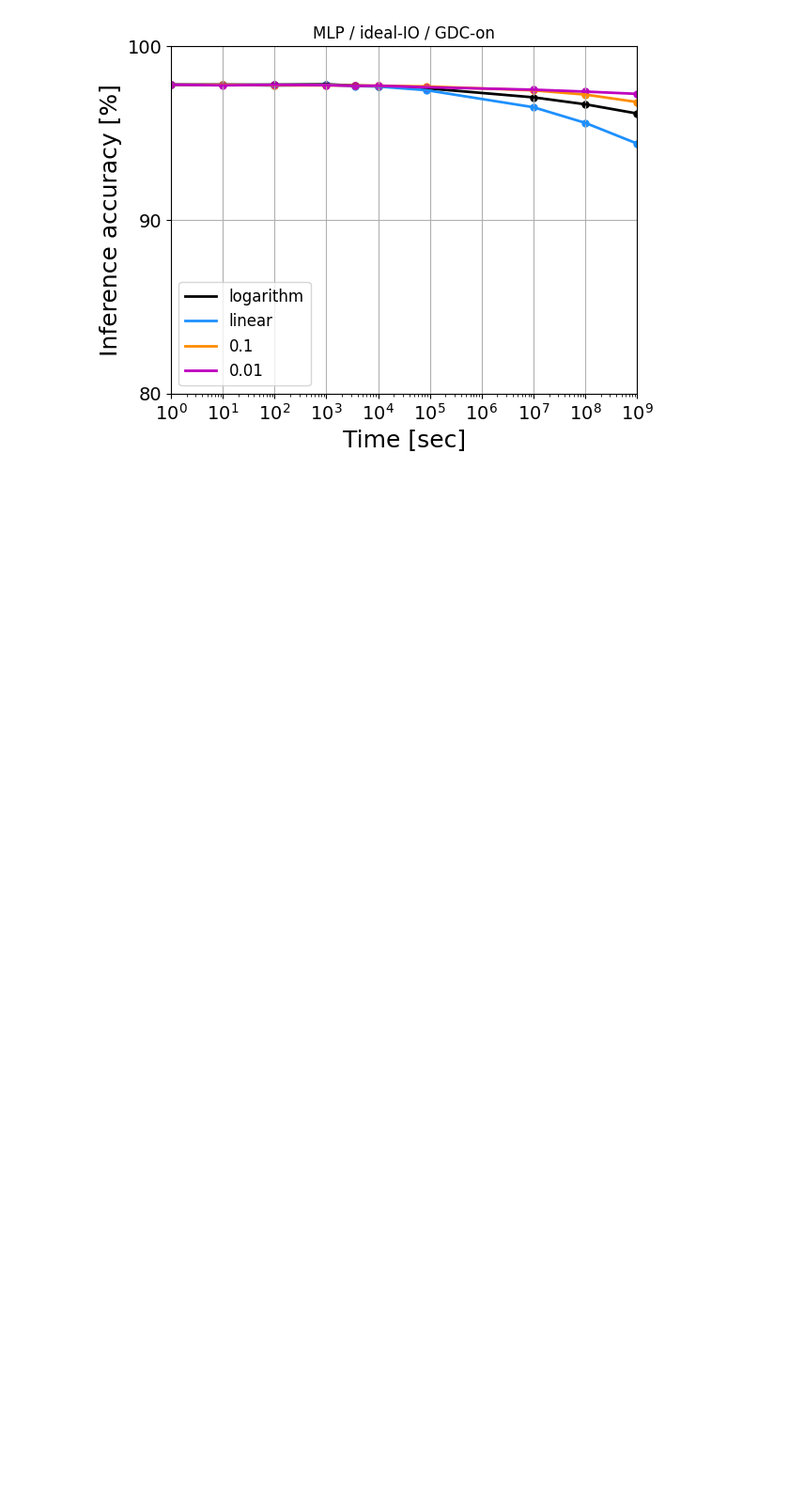
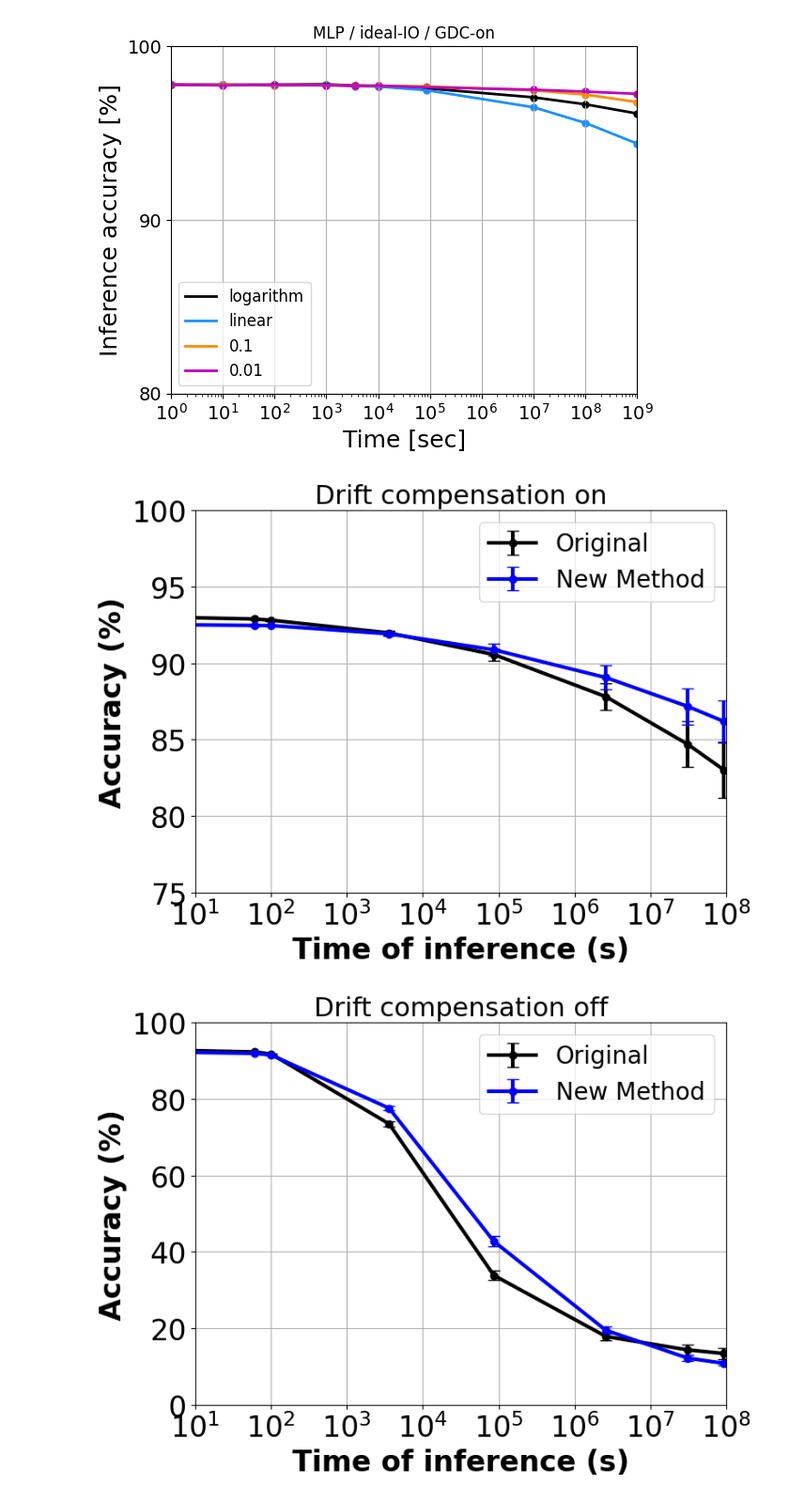
Before and after one commit to PRAM-weight-biasing/PRAM-weight-biasing, a Jupyter notebook: z_data_processing/data.ipynb, the cells around one changed output. Shown at 94% size. Drawn from its saved outputs; the diff is of its cells as text; code cells hidden in the pictures; blank space fills up the shorter version.

```diff
--- a/z_data_processing/data.ipynb
+++ b/z_data_processing/data.ipynb
@@ -488,3 +488,73 @@ plt.xscale('log')
 plt.show()
 # %% [output]
 [figure]
+# %%
+import pandas as pd
+import numpy as np
+import matplotlib.pyplot as plt
+
+# 데이터프레임 정의
+data = {
+    "model_type": ["vanilla"]*9 + ["0.6_retrained"]*9 + ["vanilla"]*9 + ["0.6_retrained"]*9,
+    "GDC": ["on"]*18 + ["off"]*18,
+    "inf_time": [
+        1.00E+00, 6.00E+01, 1.00E+02, 3.60E+03, 8.64E+04, 2.59E+06, 3.11E+07, 9.33E+07, 1.00E+09,
+        1.00E+00, 6.00E+01, 1.00E+02, 3.60E+03, 8.64E+04, 2.59E+06, 3.11E+07, 9.33E+07, 1.00E+09,
+        1.00E+00, 6.00E+01, 1.00E+02, 3.60E+03, 8.64E+04, 2.59E+06, 3.11E+07, 9.33E+07, 1.00E+09,
+        1.00E+00, 6.00E+01, 1.00E+02, 3.60E+03, 8.64E+04, 2.59E+06, 3.11E+07, 9.33E+07, 1.00E+09
+    ],
+    "accuracy": [
+        93.07166667, 92.896, 92.81966667, 91.98266667, 90.57066667, 87.816, 84.70133333, 83.02166667, 78.70733333,
+        92.55166667, 92.475, 92.46566667, 91.92366667, 90.88233333, 89.06466667, 87.17633333, 86.196, 83.69933333,
+        93.06533333, 92.32566667, 91.81166667, 73.498, 33.88733333, 17.89366667, 14.37166667, 13.433, 13.50433333,
+        92.523, 91.94333333, 91.52566667, 77.60866667, 42.77366667, 19.512, 12.222, 10.86133333, 10.06466667
+    ],
+    "std": [
+        0.010671874, 0.045284287, 0.058222752, 0.153491223, 0.39441039, 0.854195918, 1.487839, 1.840302662, 2.534960793,
+        0.007781745, 0.046025355, 0.04964429, 0.154390918, 0.39648189, 0.789124972, 1.183282112, 1.395728245, 1.88750794,
+        0.00718022, 0.052261097, 0.080749957, 0.745651393, 1.284035133, 0.892589803, 1.386374368, 1.51891222, 1.711281554,
+        0.010049876, 0.051337662, 0.065609112, 0.496432159, 1.286694689, 0.883607756, 0.776974474, 0.507922129, 0.069269201
+    ]
+}
+
+df = pd.DataFrame(data)
+df["log_inf_time"] = np.log10(df["inf_time"])
+
+# 폰트 크기 조정
+plt.rcParams.update({'font.size': 14})
+
+# 그래프 그리기
+for gdc_state in ["on", "off"]:
+    subset = df[df["GDC"] == gdc_state]
+    plt.figure(figsize=(8, 6))
+
+    for model in subset["model_type"].unique():
+        model_data = subset[subset["model_type"] == model]
+        color = "black" if model == "vanilla" else "blue"
+        label = "Original" if model == "vanilla" else "New Method"
+        plt.errorbar(model_data["log_inf_time"], model_data["accuracy"],
+                     yerr=model_data["std"], fmt='o-', capsize=5,
+                     label=label, color=color, linewidth=3)
+
+    plt.xlabel("Time of inference (s)", fontsize=24, fontweight='demi')
+    plt.ylabel("Accuracy (%)", fontsize=24, fontweight='demi')
+    plt.title(f"Drift compensation {gdc_state}", fontsize=22)
+    plt.grid(True)
+    plt.legend(fontsize=20)
+
+    # y축 범위 설정
+    if gdc_state == "on":
+        plt.ylim(75, 100)
+    else:
+        plt.ylim(0, 100)
+
+    # x축: 10^n 포맷
+    xticks = np.arange(int(df["log_inf_time"].min()), int(df["log_inf_time"].max()) + 1)
+    plt.xticks(xticks, [f"$10^{int(t)}$" for t in xticks], fontsize=24, fontweight='demi')
+    plt.yticks(fontsize=24)
+    plt.xlim(1, 8)
+    plt.tight_layout()
+    plt.show()
+# %% [output]
+[figure, added]
+[figure, added]
```
